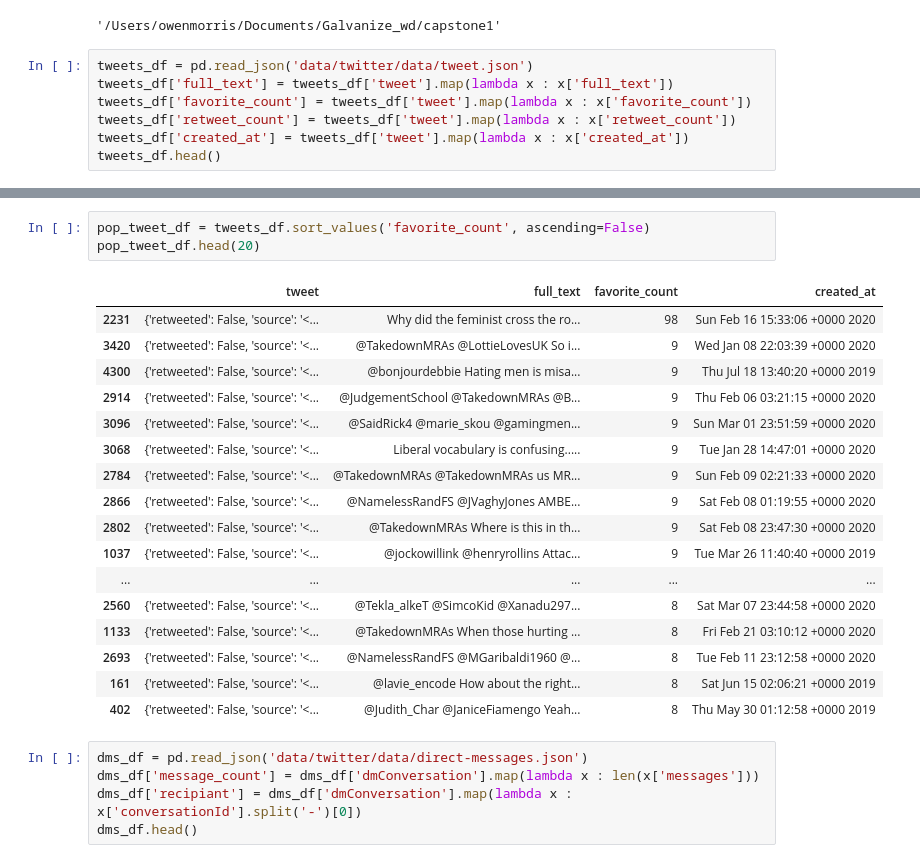
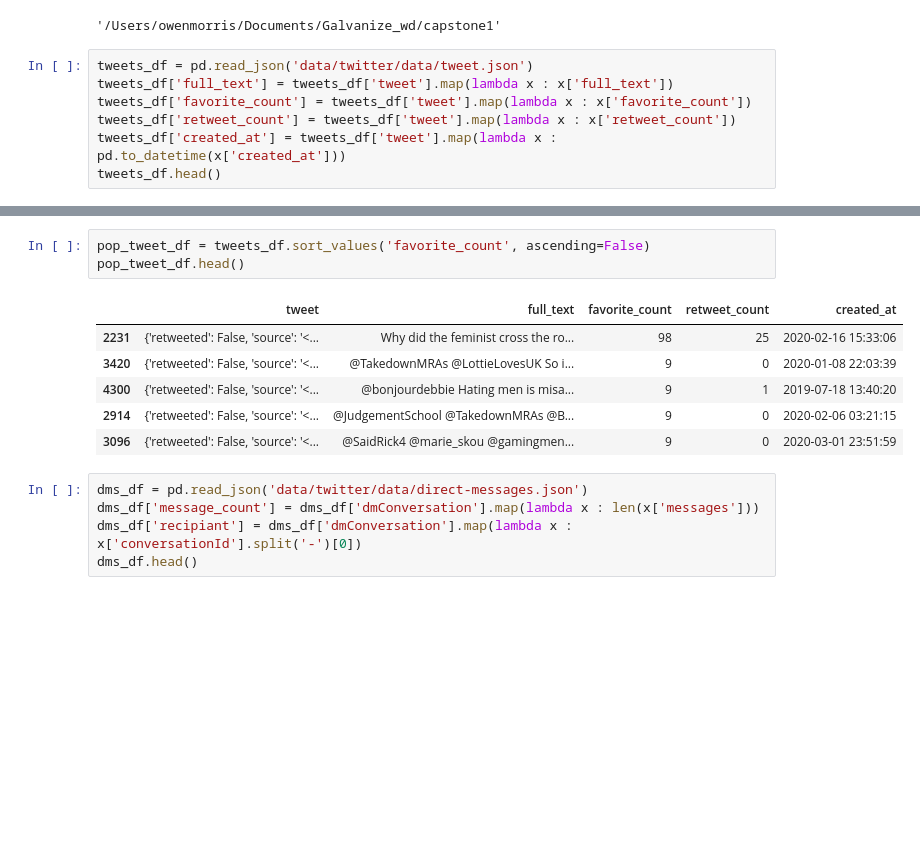
Before and after one commit to Tyler-Owen-Morris/capstone1, a Jupyter notebook: Facebook_EDA.ipynb, the cells around one changed output, grey strips where cells are left out. Cells and saved outputs as stored; diff of their text form; blank space fills up the shorter version.

```diff
--- a/Facebook_EDA.ipynb
+++ b/Facebook_EDA.ipynb
@@ -475,7 +592,7 @@ tweets_df = pd.read_json('data/twitter/data/tweet.json')
 tweets_df['full_text'] = tweets_df['tweet'].map(lambda x : x['full_text'])
 tweets_df['favorite_count'] = tweets_df['tweet'].map(lambda x : x['favorite_count'])
 tweets_df['retweet_count'] = tweets_df['tweet'].map(lambda x : x['retweet_count'])
-tweets_df['created_at'] = tweets_df['tweet'].map(lambda x : x['created_at'])
+tweets_df['created_at'] = tweets_df['tweet'].map(lambda x : pd.to_datetime(x['created_at']))
 tweets_df.head()
 # %% [output]
 |  | tweet | full_text | favorite_count | retweet_count | created_at |
@@ -487,24 +633,13 @@ tweets_df.head()
 # %%
 pop_tweet_df = tweets_df.sort_values('favorite_count', ascending=False)
-pop_tweet_df.head(20)
+pop_tweet_df.head()
 # %% [output]
-|  | tweet | full_text | favorite_count | created_at |
-| 2231 | {'retweeted': False, 'source': '<... | Why did the feminist cross the ro... | 98 | Sun Feb 16 15:33:06 +0000 2020 |
-| 3420 | {'retweeted': False, 'source': '<... | @TakedownMRAs @LottieLovesUK So i... | 9 | Wed Jan 08 22:03:39 +0000 2020 |
-| 4300 | {'retweeted': False, 'source': '<... | @bonjourdebbie Hating men is misa... | 9 | Thu Jul 18 13:40:20 +0000 2019 |
-| 2914 | {'retweeted': False, 'source': '<... | @JudgementSchool @TakedownMRAs @B... | 9 | Thu Feb 06 03:21:15 +0000 2020 |
-| 3096 | {'retweeted': False, 'source': '<... | @SaidRick4 @marie_skou @gamingmen... | 9 | Sun Mar 01 23:51:59 +0000 2020 |
-| 3068 | {'retweeted': False, 'source': '<... | Liberal vocabulary is confusing..... | 9 | Tue Jan 28 14:47:01 +0000 2020 |
-| 2784 | {'retweeted': False, 'source': '<... | @TakedownMRAs @TakedownMRAs us MR... | 9 | Sun Feb 09 02:21:33 +0000 2020 |
-| 2866 | {'retweeted': False, 'source': '<... | @NamelessRandFS @JVaghyJones AMBE... | 9 | Sat Feb 08 01:19:55 +0000 2020 |
-| 2802 | {'retweeted': False, 'source': '<... | @TakedownMRAs Where is this in th... | 9 | Sat Feb 08 23:47:30 +0000 2020 |
-| 1037 | {'retweeted': False, 'source': '<... | @jockowillink @henryrollins Attac... | 9 | Tue Mar 26 11:40:40 +0000 2019 |
-| ... | ... | ... | ... | ... |
-| 2560 | {'retweeted': False, 'source': '<... | @Tekla_alkeT @SimcoKid @Xanadu297... | 8 | Sat Mar 07 23:44:58 +0000 2020 |
-| 1133 | {'retweeted': False, 'source': '<... | @TakedownMRAs When those hurting ... | 8 | Fri Feb 21 03:10:12 +0000 2020 |
-| 2693 | {'retweeted': False, 'source': '<... | @NamelessRandFS @MGaribaldi1960 @... | 8 | Tue Feb 11 23:12:58 +0000 2020 |
-| 161 | {'retweeted': False, 'source': '<... | @lavie_encode How about the right... | 8 | Sat Jun 15 02:06:21 +0000 2019 |
-| 402 | {'retweeted': False, 'source': '<... | @Judith_Char @JaniceFiamengo Yeah... | 8 | Thu May 30 01:12:58 +0000 2019 |
+|  | tweet | full_text | favorite_count | retweet_count | created_at |
+| 2231 | {'retweeted': False, 'source': '<... | Why did the feminist cross the ro... | 98 | 25 | 2020-02-16 15:33:06 |
+| 3420 | {'retweeted': False, 'source': '<... | @TakedownMRAs @LottieLovesUK So i... | 9 | 0 | 2020-01-08 22:03:39 |
+| 4300 | {'retweeted': False, 'source': '<... | @bonjourdebbie Hating men is misa... | 9 | 1 | 2019-07-18 13:40:20 |
+| 2914 | {'retweeted': False, 'source': '<... | @JudgementSchool @TakedownMRAs @B... | 9 | 0 | 2020-02-06 03:21:15 |
+| 3096 | {'retweeted': False, 'source': '<... | @SaidRick4 @marie_skou @gamingmen... | 9 | 0 | 2020-03-01 23:51:59 |
 # %%
 dms_df = pd.read_json('data/twitter/data/direct-messages.json')
 dms_df['message_count'] = dms_df['dmConversation'].map(lambda x : len(x['messages']))
```
Also changed, not shown: parts of 20 cells of this notebook, 2 other files.
